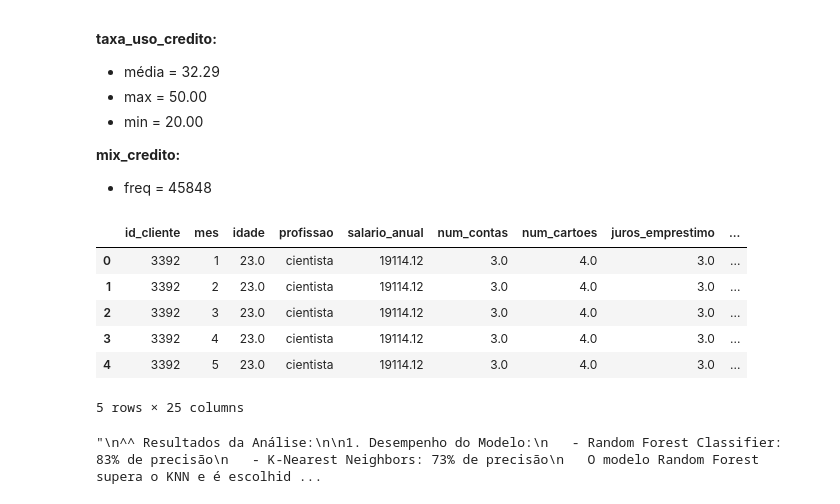
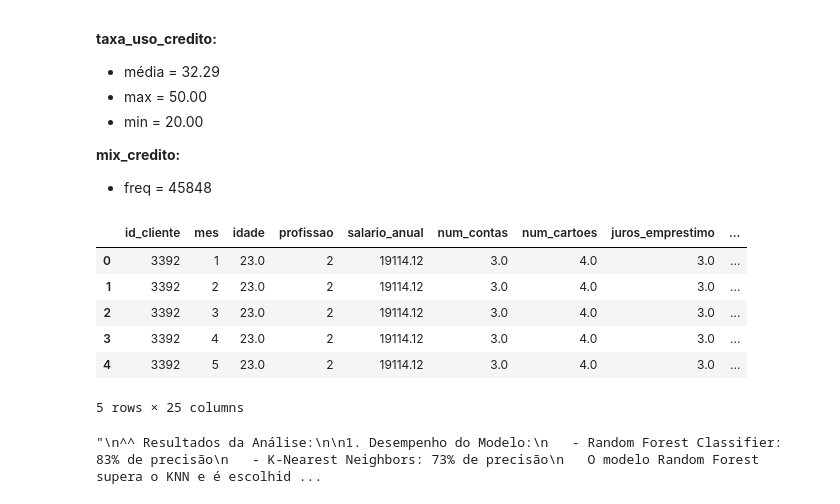
Before and after one commit to Haell39/Analise-Credito, a Jupyter notebook: main.ipynb, the cells around one changed output. Drawn from its saved outputs; the diff is of its cells as text; code cells hidden in the pictures.

```diff
--- a/main.ipynb
+++ b/main.ipynb
@@ -250,18 +306,20 @@ table[['mix_credito']].describe()
 **mix_credito:** <br>
 - freq = 45848
 # %%
-""" table = pd.read_csv("data\\clientes.csv")
-from IPython.display import  display """
+"""
+table = pd.read_csv("data\\clientes.csv")
+from IPython.display import  display
+"""
 # display(table)
 table.tail(5)
 table.head(5)
 # %% [output]
 |  | id_cliente | mes | idade | profissao | salario_anual | num_contas | num_cartoes | juros_emprestimo | ... |
-| 0 | 3392 | 1 | 23.0 | cientista | 19114.12 | 3.0 | 4.0 | 3.0 | ... |
-| 1 | 3392 | 2 | 23.0 | cientista | 19114.12 | 3.0 | 4.0 | 3.0 | ... |
-| 2 | 3392 | 3 | 23.0 | cientista | 19114.12 | 3.0 | 4.0 | 3.0 | ... |
-| 3 | 3392 | 4 | 23.0 | cientista | 19114.12 | 3.0 | 4.0 | 3.0 | ... |
-| 4 | 3392 | 5 | 23.0 | cientista | 19114.12 | 3.0 | 4.0 | 3.0 | ... |
+| 0 | 3392 | 1 | 23.0 | 2 | 19114.12 | 3.0 | 4.0 | 3.0 | ... |
+| 1 | 3392 | 2 | 23.0 | 2 | 19114.12 | 3.0 | 4.0 | 3.0 | ... |
+| 2 | 3392 | 3 | 23.0 | 2 | 19114.12 | 3.0 | 4.0 | 3.0 | ... |
+| 3 | 3392 | 4 | 23.0 | 2 | 19114.12 | 3.0 | 4.0 | 3.0 | ... |
+| 4 | 3392 | 5 | 23.0 | 2 | 19114.12 | 3.0 | 4.0 | 3.0 | ... |
 5 rows × 25 columns
 # %%
 """
```
Also changed, not shown: parts of 11 cells of this notebook, 1 other file.
